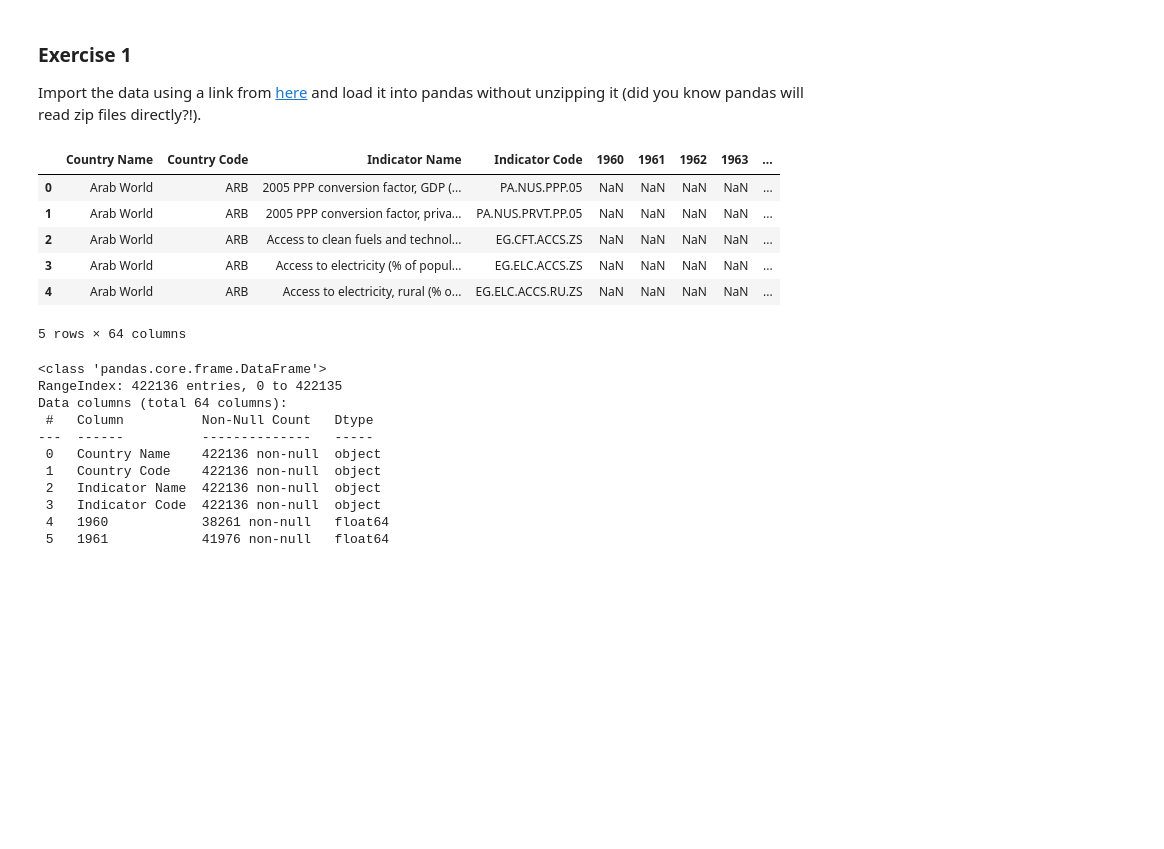
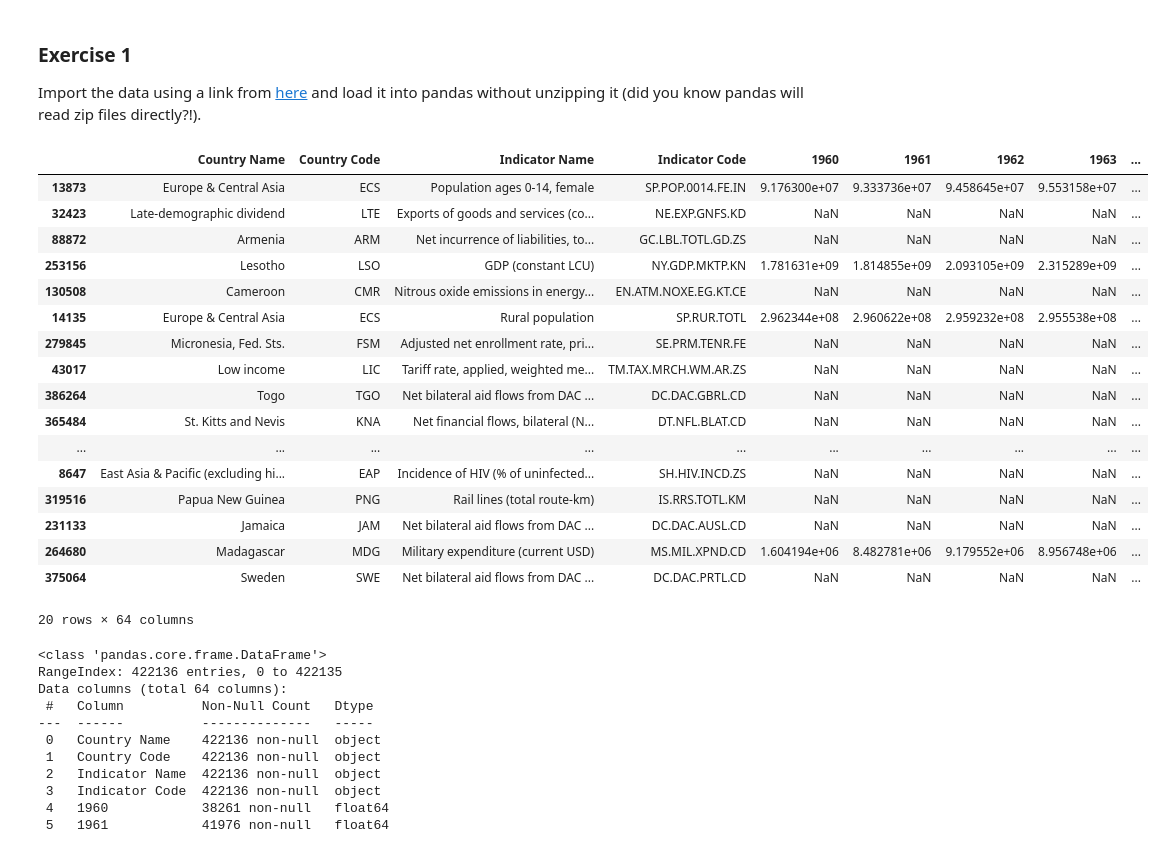
Before and after one commit to Gechyb/PDS_Reshaping_Data, a Jupyter notebook: exercise_reshaping.ipynb, the cells around one changed output. Cells and saved outputs as stored; diff of their text form; code cells hidden in the pictures; blank space fills up the shorter version.

```diff
--- a/exercise_reshaping.ipynb
+++ b/exercise_reshaping.ipynb
@@ -60,22 +60,33 @@ Import the data using a link from [here](https://github.com/nickeubank/MIDS_Data
 # %%
 import pandas as pd
 import numpy as np
 
 pd.set_option("mode.copy_on_write", True)
 
 wdi = pd.read_csv(
     "https://github.com/nickeubank/MIDS_Data/raw/refs/heads/master/World_Development_Indicators/raw_WDI_Data_csv.zip",
     delimiter=",",
 )
-wdi.head()
+wdi.sample(20)
 # %% [output]
 |  | Country Name | Country Code | Indicator Name | Indicator Code | 1960 | 1961 | 1962 | 1963 | ... |
-| 0 | Arab World | ARB | 2005 PPP conversion factor, GDP (... | PA.NUS.PPP.05 | NaN | NaN | NaN | NaN | ... |
-| 1 | Arab World | ARB | 2005 PPP conversion factor, priva... | PA.NUS.PRVT.PP.05 | NaN | NaN | NaN | NaN | ... |
-| 2 | Arab World | ARB | Access to clean fuels and technol... | EG.CFT.ACCS.ZS | NaN | NaN | NaN | NaN | ... |
-| 3 | Arab World | ARB | Access to electricity (% of popul... | EG.ELC.ACCS.ZS | NaN | NaN | NaN | NaN | ... |
-| 4 | Arab World | ARB | Access to electricity, rural (% o... | EG.ELC.ACCS.RU.ZS | NaN | NaN | NaN | NaN | ... |
+| 13873 | Europe & Central Asia | ECS | Population ages 0-14, female | SP.POP.0014.FE.IN | 9.176300e+07 | 9.333736e+07 | 9.458645e+07 | 9.553158e+07 | ... |
+| 32423 | Late-demographic dividend | LTE | Exports of goods and services (co... | NE.EXP.GNFS.KD | NaN | NaN | NaN | NaN | ... |
+| 88872 | Armenia | ARM | Net incurrence of liabilities, to... | GC.LBL.TOTL.GD.ZS | NaN | NaN | NaN | NaN | ... |
+| 253156 | Lesotho | LSO | GDP (constant LCU) | NY.GDP.MKTP.KN | 1.781631e+09 | 1.814855e+09 | 2.093105e+09 | 2.315289e+09 | ... |
+| 130508 | Cameroon | CMR | Nitrous oxide emissions in energy... | EN.ATM.NOXE.EG.KT.CE | NaN | NaN | NaN | NaN | ... |
+| 14135 | Europe & Central Asia | ECS | Rural population | SP.RUR.TOTL | 2.962344e+08 | 2.960622e+08 | 2.959232e+08 | 2.955538e+08 | ... |
+| 279845 | Micronesia, Fed. Sts. | FSM | Adjusted net enrollment rate, pri... | SE.PRM.TENR.FE | NaN | NaN | NaN | NaN | ... |
+| 43017 | Low income | LIC | Tariff rate, applied, weighted me... | TM.TAX.MRCH.WM.AR.ZS | NaN | NaN | NaN | NaN | ... |
+| 386264 | Togo | TGO | Net bilateral aid flows from DAC ... | DC.DAC.GBRL.CD | NaN | NaN | NaN | NaN | ... |
+| 365484 | St. Kitts and Nevis | KNA | Net financial flows, bilateral (N... | DT.NFL.BLAT.CD | NaN | NaN | NaN | NaN | ... |
+| ... | ... | ... | ... | ... | ... | ... | ... | ... | ... |
+| 8647 | East Asia & Pacific (excluding hi... | EAP | Incidence of HIV (% of uninfected... | SH.HIV.INCD.ZS | NaN | NaN | NaN | NaN | ... |
+| 319516 | Papua New Guinea | PNG | Rail lines (total route-km) | IS.RRS.TOTL.KM | NaN | NaN | NaN | NaN | ... |
+| 231133 | Jamaica | JAM | Net bilateral aid flows from DAC ... | DC.DAC.AUSL.CD | NaN | NaN | NaN | NaN | ... |
+| 264680 | Madagascar | MDG | Military expenditure (current USD) | MS.MIL.XPND.CD | 1.604194e+06 | 8.482781e+06 | 9.179552e+06 | 8.956748e+06 | ... |
+| 375064 | Sweden | SWE | Net bilateral aid flows from DAC ... | DC.DAC.PRTL.CD | NaN | NaN | NaN | NaN | ... |
-5 rows × 64 columns
+20 rows × 64 columns
 # %%
 wdi.info()
 # %% [output]
```
Also changed, not shown: parts of 6 cells of this notebook.
